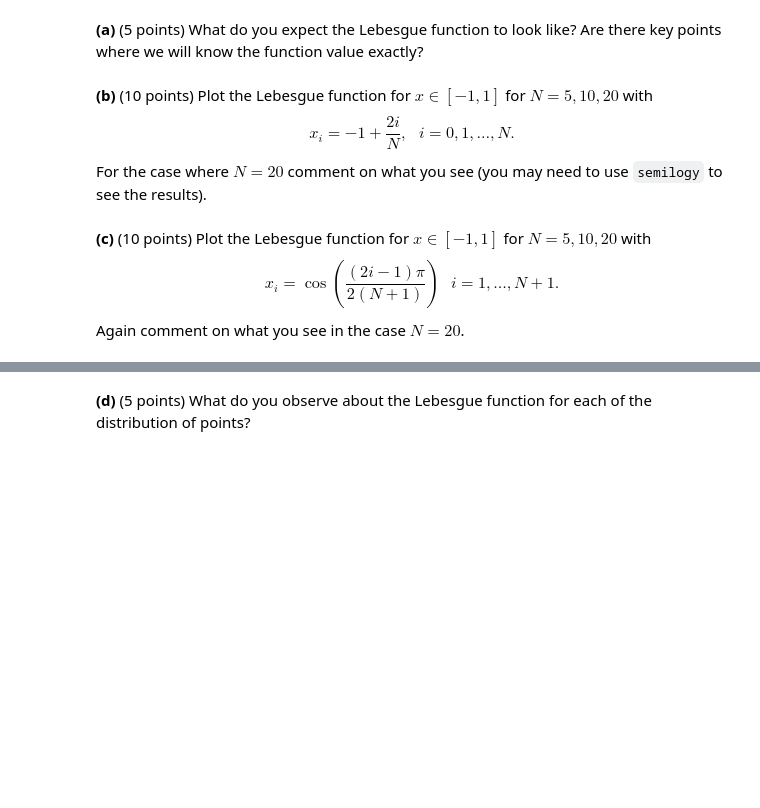
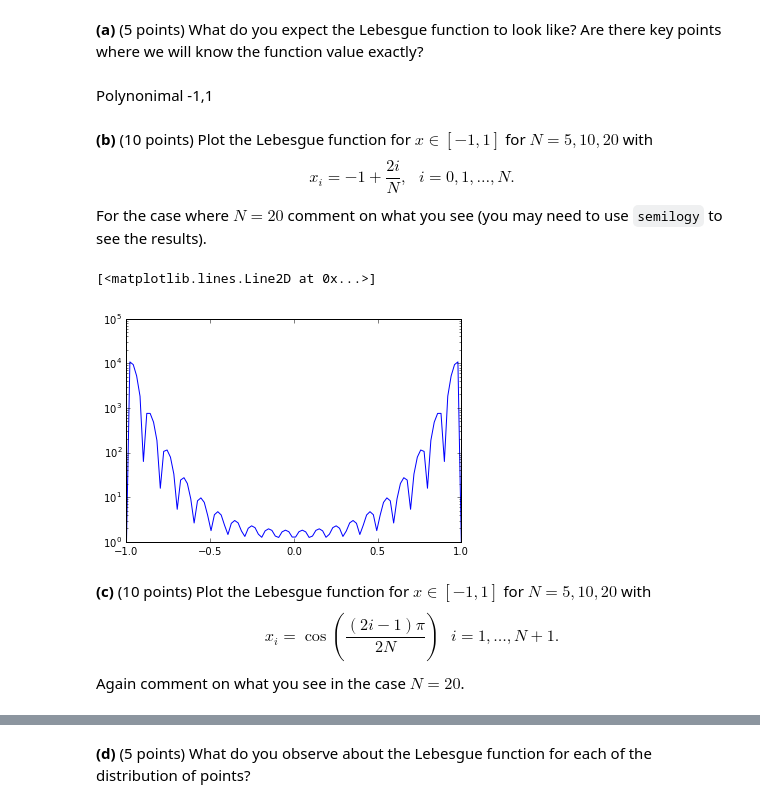
Before and after one commit to sidd23295/E4300-intro-numerical-methods, a Jupyter notebook: HW3_interpolation.ipynb, the cells around one changed output, grey strips where cells are left out. Drawn from its saved outputs; the diff is of its cells as text; code cells hidden in the pictures; blank space fills up the shorter version.

```diff
--- a/HW3_interpolation.ipynb
+++ b/HW3_interpolation.ipynb
@@ -61,6 +170,8 @@ $$
 Note, $\Lambda_n$ is the infinite-norm of the linear operator mapping data to interpolant on the given grid and interval.
 # %% [markdown]
 **(a)** (5 points) What do you expect the Lebesgue function to look like?  Are there key points where we will know the function value exactly?
+# %% [markdown]
+Polynonimal -1,1
 # %% [markdown]
 **(b)** (10 points) Plot the Lebesgue function for $x\in[-1, 1]$ for $N = 5, 10, 20$ with
 $$
@@ -73,6 +181,31 @@ raise NotImplementedError("Replace this statement with your solution.")
+# %%
+### INSERT CODE HERE
+N = 20
+data = []
+for k in xrange(N + 1):
+    data = data + [-1+2.*k/N]
+
+x = numpy.linspace(-1, 1, 100)
+lagrange_basis = numpy.ones((N + 1, numpy.size(x)))
+
+
+for i in xrange(N + 1):
+    for j in xrange(N + 1):
+        if i != j:
+            lagrange_basis[i,:] *= (x - data[j]) / (data[i] - data[j])
+
+Lebesgue = numpy.zeros(numpy.size(x))
+for n in xrange(N + 1):
+    Lebesgue += numpy.abs(lagrange_basis[n,:])
+
+
+plt.semilogy(x,Lebesgue)
+# %% [output]
+[<matplotlib.lines.Line2D at 0x...>]
+[figure, added]
 # %% [markdown]
 **(c)** (10 points) Plot the Lebesgue function for $x\in[-1, 1]$ for $N = 5, 10, 20$ with
 $$
-    x_i = \cos\left( \frac{(2i - 1) \pi}{2 (N + 1)} \right ) ~~~ i = 1, \ldots, N + 1.
+    x_i = \cos\left( \frac{(2i - 1) \pi}{2 N} \right ) ~~~ i = 1, \ldots, N + 1.
 $$
 Again comment on what you see in the case $N = 20$.
```
Also changed, not shown: parts of 12 cells of this notebook, 6 other files.
